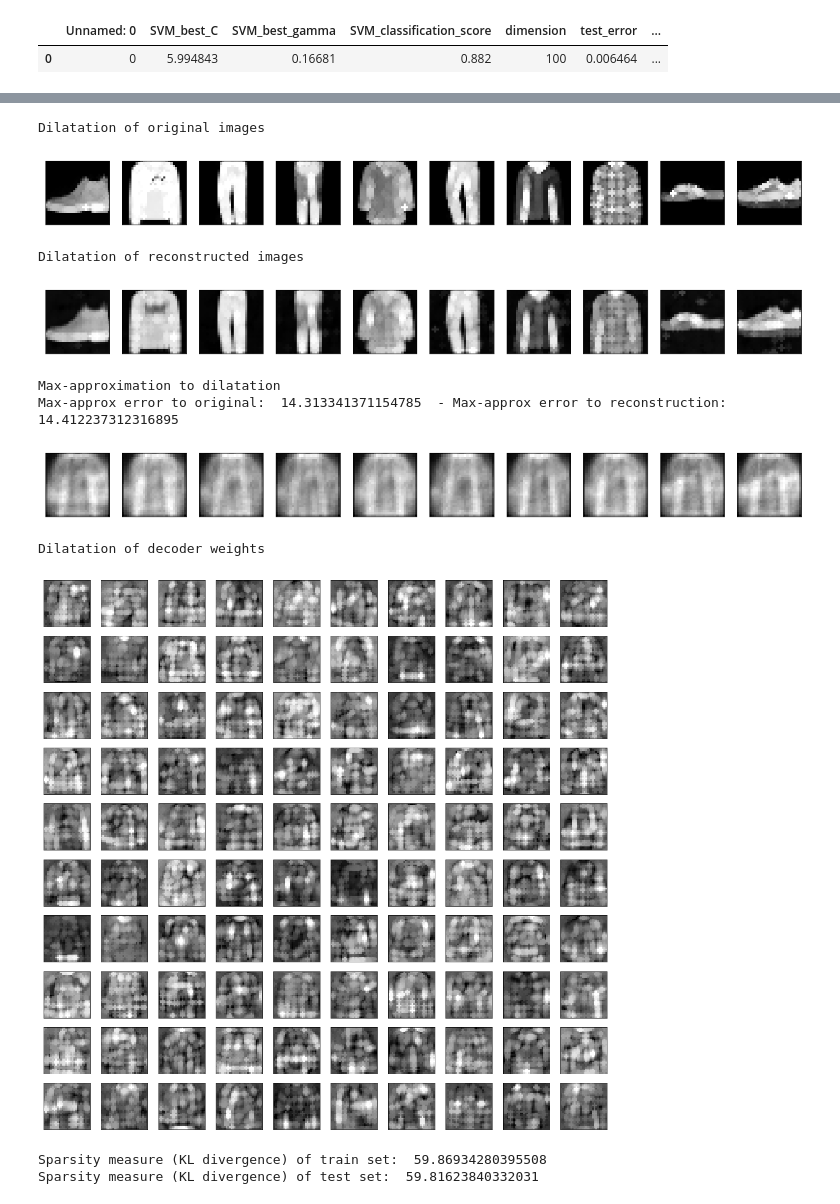
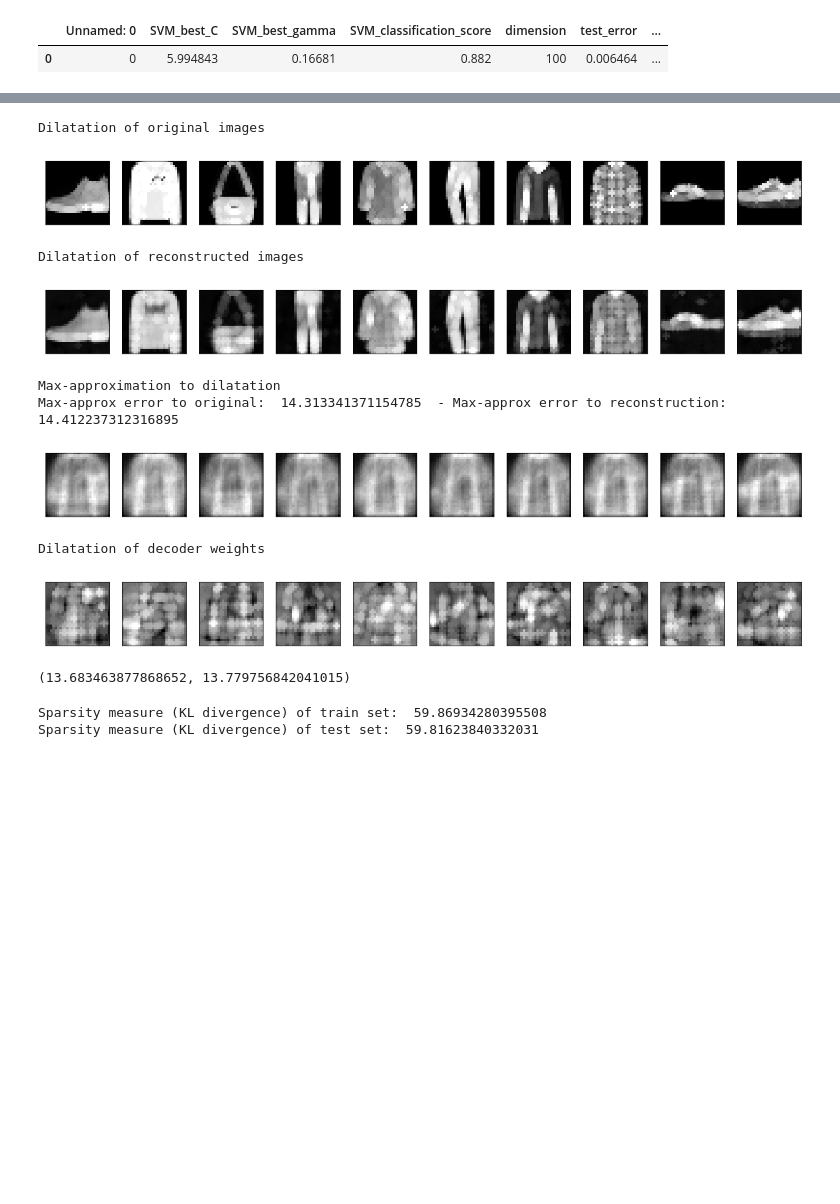
Before and after one commit to PonchonB/Mathematical_Morphologies_And_Deep_Learning, a Jupyter notebook: Notebooks/18_08_29_AsymAE_infoGAN.ipynb, the cells around one changed output, grey strips where cells are left out. Drawn from its saved outputs; the diff is of its cells as text; code cells hidden in the pictures; blank space fills up the shorter version.

```diff
--- a/Notebooks/18_08_29_AsymAE_infoGAN.ipynb
+++ b/Notebooks/18_08_29_AsymAE_infoGAN.ipynb
@@ -24,8 +24,9 @@ Using TensorFlow backend.
 '2.2.0'
 # %%
 FILE_PATH = "../"
-x_test, _ = bastien_utils.load_data(FILE_PATH, train=False, test=True, subsetTest=False)
+x_test, y_test = bastien_utils.load_data(FILE_PATH, train=False, test=True, subsetTest=False)
 x_small = x_test[:10]
+x_small[2] = x_test[31]
 print(x_small.shape)
 # %% [output]
 (10, 28, 28, 1)
@@ -55,24 +56,28 @@ Atom images (weights of the encoder)
 # %%
 print('Dilatation of original images')
 bastien_utils.plot_all_images(bastien_utils.apply_operator_to_all_images(morphoMaths.dilatation, x_small, SE_scale=1))
 print('Dilatation of reconstructed images')
 bastien_utils.plot_all_images(bastien_utils.apply_operator_to_all_images(morphoMaths.dilatation, AE.reconstruction(x_small), SE_scale=1))
-AE_dil = AE.apply_operator_to_decoder_atoms(morphoMaths.dilatation, apply_to_bias=True, SE_scale=1)
+AE_dil = AE.apply_operator_to_decoder_atoms(morphoMaths.dilatation, apply_to_bias=False, SE_scale=1)
 print('Max-approximation to dilatation')
 print('Max-approx error to original: ', results['test_max_approx_error_toOriginal_dilatation'][0], ' - Max-approx error to reconstruction: ', results['test_max_approx_error_toRec_dilatation'][0])
 AE_dil.plot_reconstructions(x_small, plot_input=False)
 print('Dilatation of decoder weights')
-AE_dil.plot_atoms_decoder()
+AE_dil.plot_atoms_decoder(nb_to_plot=10)
 # %% [output]
 Dilatation of original images
-[figure, old version]
+[figure, new version]
 Dilatation of reconstructed images
-[figure, old version]
+[figure, new version]
 Max-approximation to dilatation
 Max-approx error to original:  14.313341371154785  - Max-approx error to reconstruction:  14.412237312316895
-[figure, old version]
+[figure, new version]
 Dilatation of decoder weights
-[figure, old version]
+[figure, new version]
+# %%
+AE.max_approximation_error(x_test, morphoMaths.dilatation, apply_to_bias=False, SE_scale=1)
+# %% [output]
+(13.683463877868652, 13.779756842041015)
 # %%
 x_train, _ = bastien_utils.load_data(FILE_PATH, train=True, test=False, subsetTest=False)
 print("Sparsity measure (KL divergence) of train set: ", AE.KL_divergence(x_train, multiply_by_weight_penalty=False, sparsity_objective=0.01))
```
Also changed, not shown: parts of 2 cells of this notebook, 8 other files.
